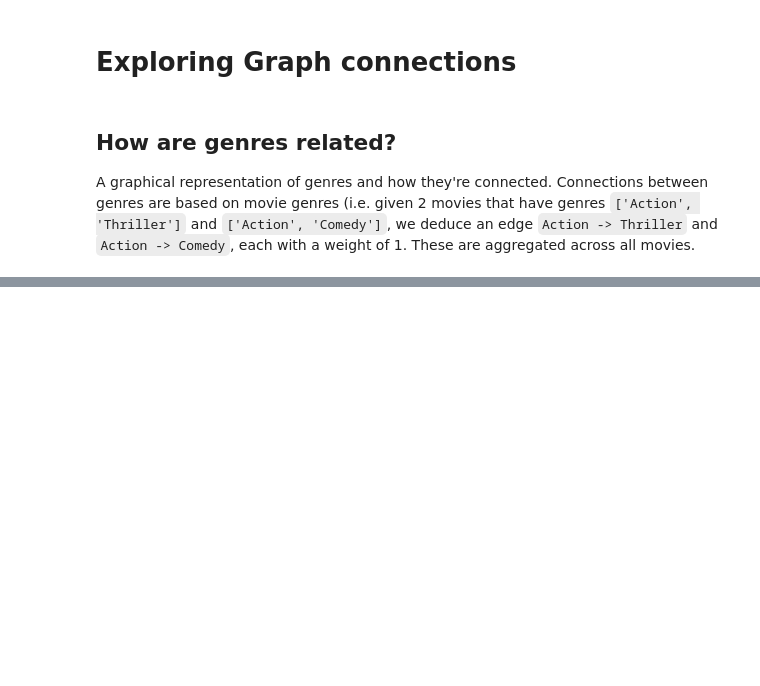
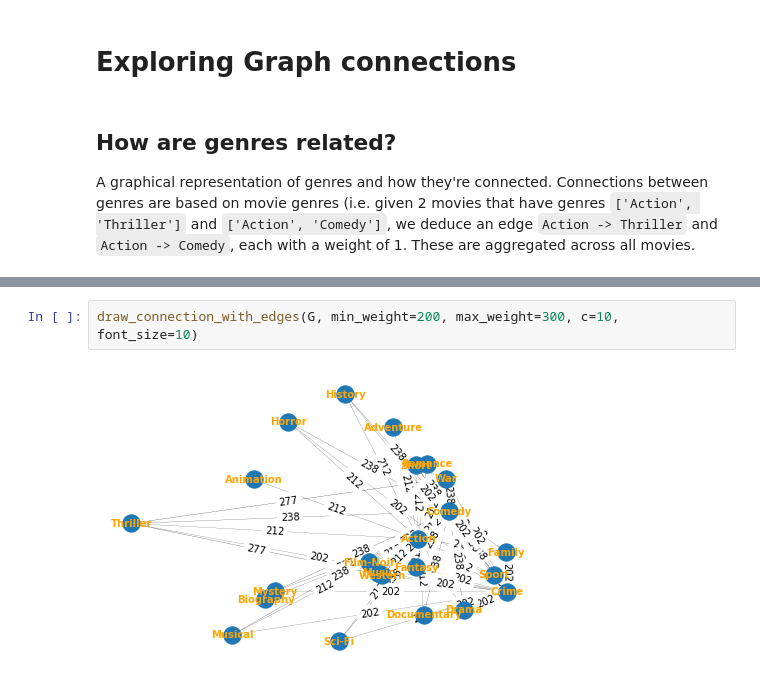
Before and after one commit to smre/network_analysis_project, a Jupyter notebook: graph_explorations.ipynb, the cells around one changed output, grey strips where cells are left out. Cells and saved outputs as stored; diff of their text form; blank space fills up the shorter version.

```diff
--- a/graph_explorations.ipynb
+++ b/graph_explorations.ipynb
@@ -121,0 +112,4 @@ plt.show()
+# %%
+draw_connection_with_edges(G, min_weight=200, max_weight=300, c=10, font_size=10)
+# %% [output]
+[figure, added]
```
Also changed, not shown: parts of 21 cells of this notebook.
